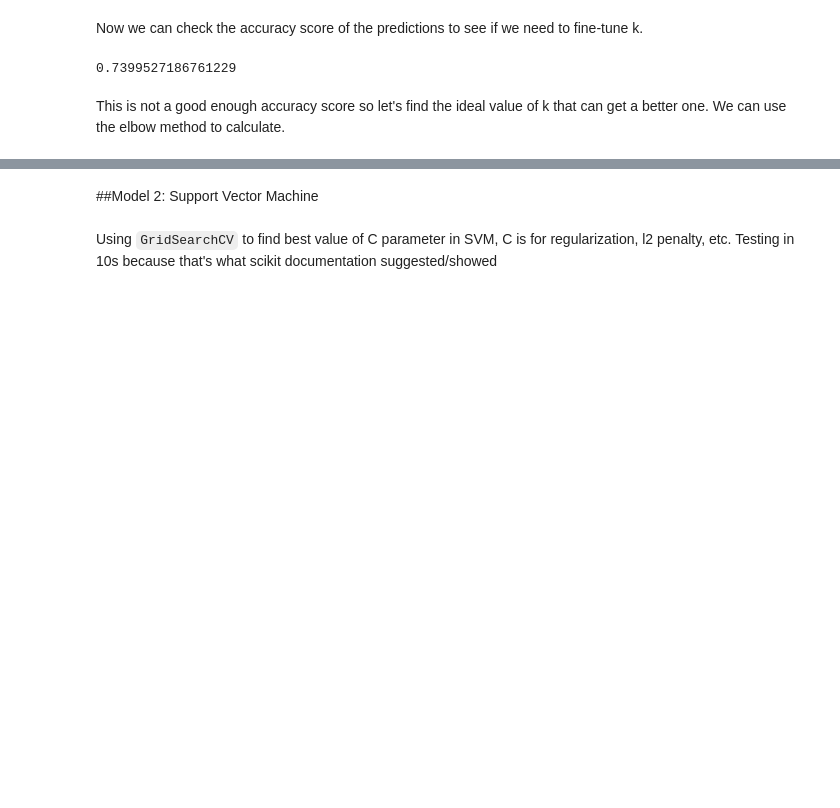
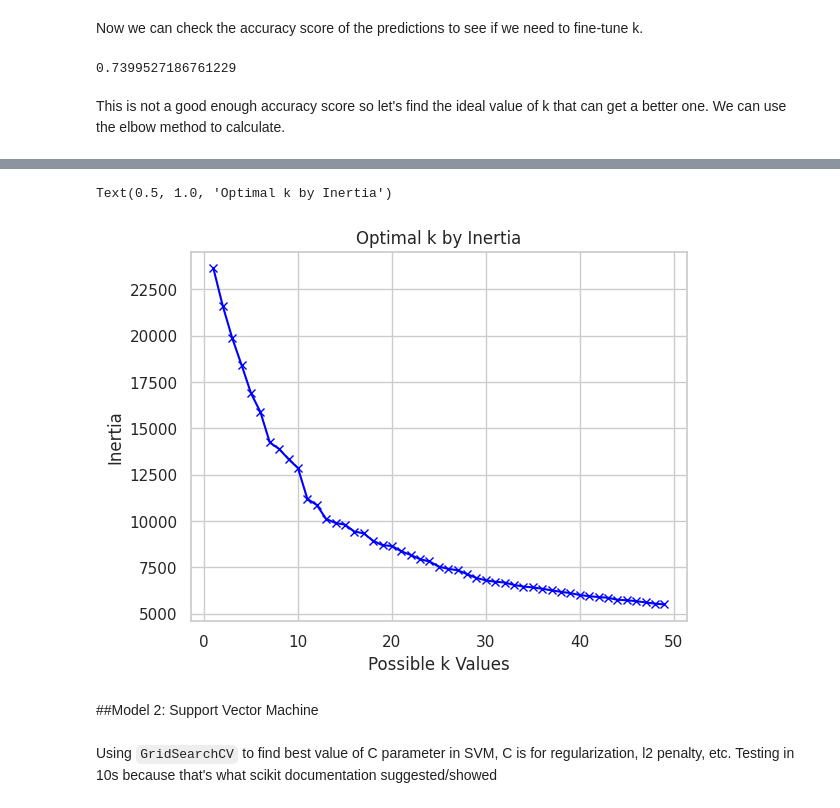
Before and after one commit to zsturk/Dat402_Proj1, a Jupyter notebook: DAT 402 Project 1.ipynb, the cells around one changed output, grey strips where cells are left out. Saved outputs shown, nothing was run; the diff lists cells and outputs as text; code cells hidden in the pictures; blank space fills up the shorter version.

```diff
--- a/DAT 402 Project 1.ipynb
+++ b/DAT 402 Project 1.ipynb
@@ -278,3 +271,11 @@ plt.title('The Elbow Method Showing the Optimal k')
+# %%
+plt.plot(kvec, inertias, 'bx-')
+plt.xlabel('Possible k Values')
+plt.ylabel('Inertia')
+plt.title('Optimal k by Inertia')
+# %% [output]
+Text(0.5, 1.0, 'Optimal k by Inertia')
+[figure, added]
 # %% [markdown]
 ##Model 2: Support Vector Machine
 # %% [markdown]
```
Also changed, not shown: parts of 2 cells of this notebook.
